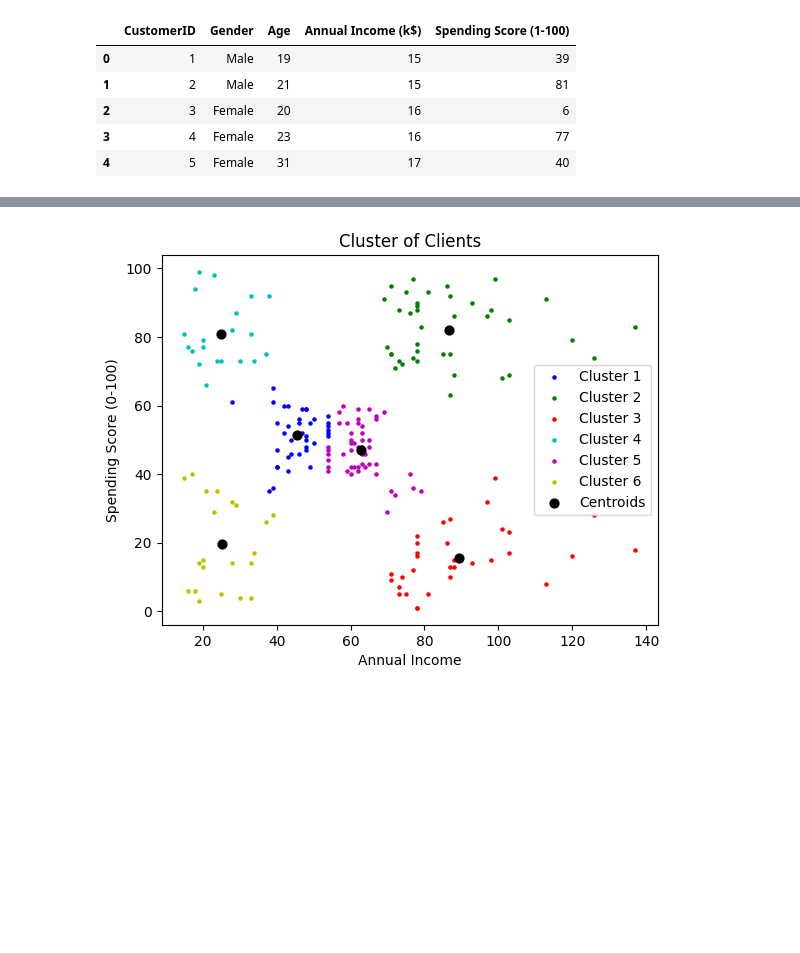
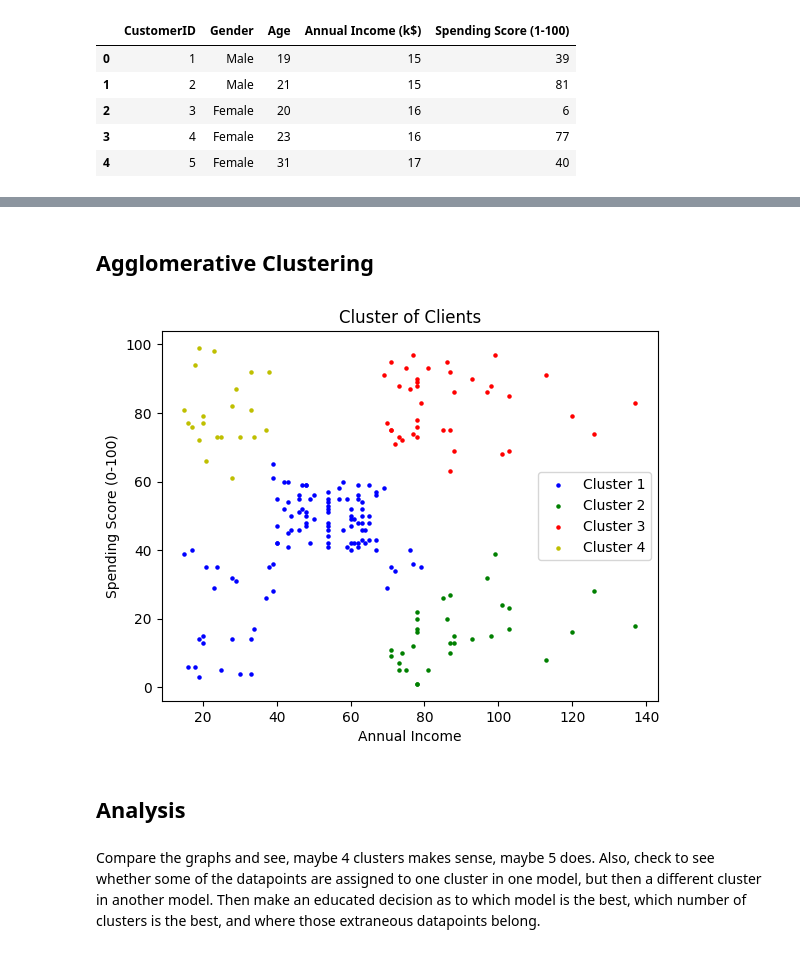
Before and after one commit to srsimonson/machine-learning, a Jupyter notebook: clustering/clustering_hierarchical.ipynb, the cells around one changed output, grey strips where cells are left out. Saved outputs shown, nothing was run; the diff lists cells and outputs as text; code cells hidden in the pictures; blank space fills up the shorter version.

Commit message:
agglomerative clustering

```diff
--- a/clustering/clustering_hierarchical.ipynb
+++ b/clustering/clustering_hierarchical.ipynb
@@ -45,14 +17,0 @@ array([[ 15,  39],
-# %%
-from sklearn.cluster import KMeans
-
-wcss = []
-
-for i in range (1, 11):
-    kmeans = KMeans(n_clusters=i)
-    kmeans.fit(X)
-    wcss.append(kmeans.inertia_)
-plt.plot(range(1,11),wcss)
-plt.title('Elbow Method')
-plt.xlabel('Clusters')
-plt.ylabel('WCSS')
-plt.show()
@@ -87,0 +42,2 @@ y_kmeans = kmeans.fit_predict(X)
+# %% [markdown]
+## Agglomerative Clustering
@@ -88,40 +46,47 @@ y_kmeans = kmeans.fit_predict(X)
+# %%
+hc = AgglomerativeClustering(n_clusters=4, metric='euclidean', linkage='ward')
+y_hc = hc.fit_predict(X)
 # %%
 # Visualizing the clusters
 
 colors = [
     'b',  # blue
     'g',  # green
     'r',  # red
-    'c',  # cyan
-    'm',  # magenta
+    # 'c',  # cyan
+    # 'm',  # magenta
     'y',  # yellow
 ]
 
-kmeans = KMeans(n_clusters=len(colors))
-y_kmeans = kmeans.fit_predict(X)
+# kmeans = KMeans(n_clusters=len(colors))
+# y_kmeans = kmeans.fit_predict(X)
 
 for i, color in enumerate(colors):
     plt.scatter(
-        X[y_kmeans == i, 0],
-        X[y_kmeans == i, 1],
+        X[y_hc == i, 0],
+        X[y_hc == i, 1],
         s=5,
         c=color,
         label=f'Cluster {i+1}'
     )
 
 # Centroids
-plt.scatter(
-    kmeans.cluster_centers_[:, 0],
-    kmeans.cluster_centers_[:, 1],
-    s=40,
-    c='black',
-    label='Centroids'
-)
+# plt.scatter(
+#     kmeans.cluster_centers_[:, 0],
+#     kmeans.cluster_centers_[:, 1],
+#     s=40,
+#     c='black',
+#     label='Centroids'
+# )
 
 plt.title('Cluster of Clients')
 plt.xlabel('Annual Income')
 plt.ylabel('Spending Score (0-100)')
 plt.legend()
 plt.show()
 # %% [output]
-[figure, old version]
+[figure, new version]
+# %% [markdown]
+## Analysis
+# %% [markdown]
+Compare the graphs and see, maybe 4 clusters makes sense, maybe 5 does. Also, check to see whether some of the datapoints are assigned to one cluster in one model, but then a different cluster in another model. Then make an educated decision as to which model is the best, which number of clusters is the best, and where those extraneous datapoints belong.
```
Also changed, not shown: parts of 17 cells of this notebook.
